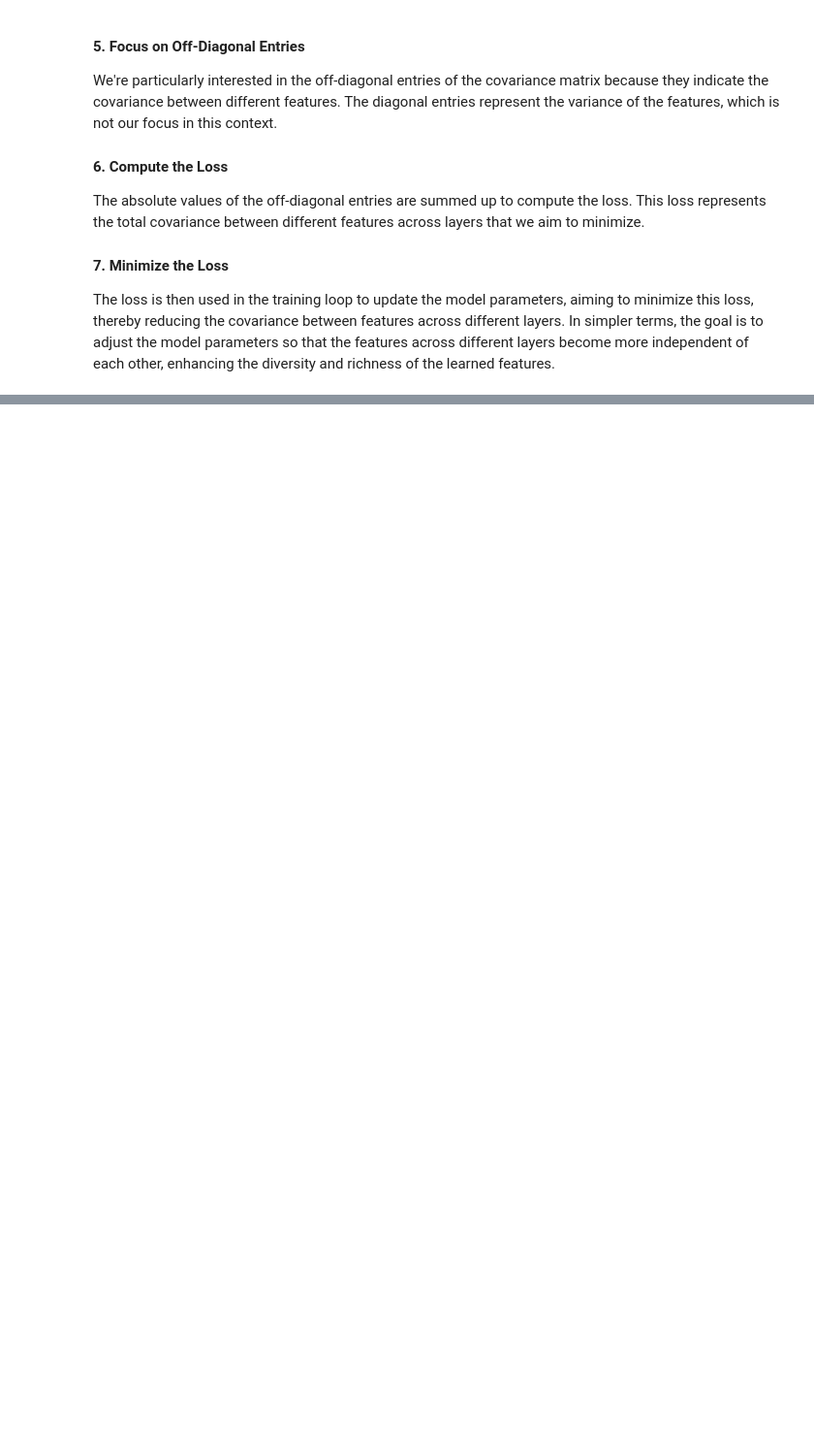
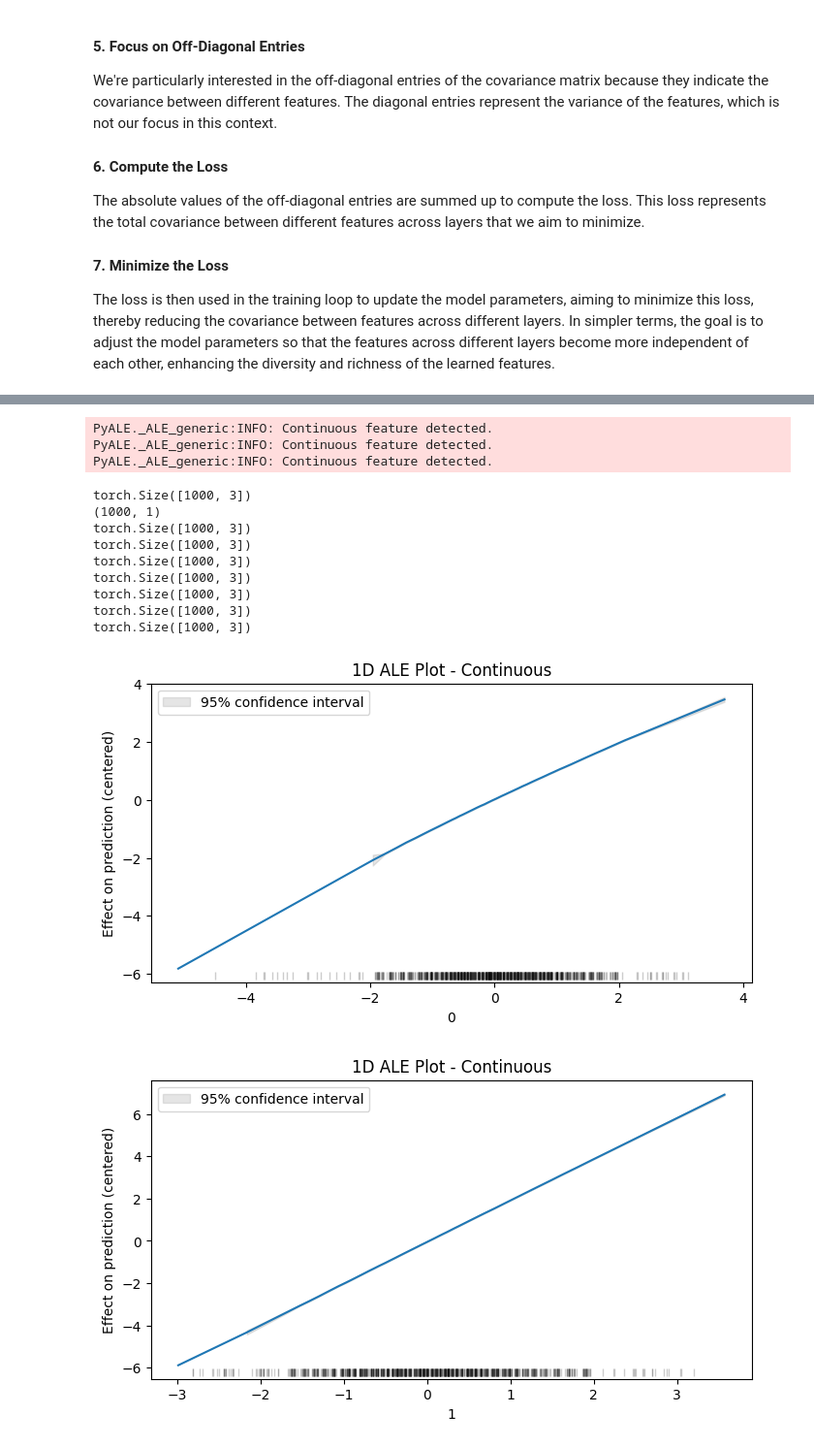
Before and after one commit to alitair/ARENA_2.0, a Jupyter notebook: chapter1_transformers/exercises/monthly_algorithmic_problems/september23_sum/scratch_pad.ipynb, the cells around one changed output, grey strips where cells are left out. Shown: that part at 97% size. Cells and saved outputs as stored; diff of their text form; code cells hidden in the pictures; blank space fills up the shorter version.

```diff
--- a/chapter1_transformers/exercises/monthly_algorithmic_problems/september23_sum/scratch_pad.ipynb
+++ b/chapter1_transformers/exercises/monthly_algorithmic_problems/september23_sum/scratch_pad.ipynb
@@ -603,0 +561,67 @@ plot_predictions_vs_train( t.sum(t.stack(activations,dim=1), dim=(1,2)).unsqueez
+# %%
+from sklearn.base import BaseEstimator, ClassifierMixin
+from sklearn.metrics import r2_score
+from PyALE import ale
+import pandas as pd
+
+# Create a DataFrame
+features=['0', '1', '2']
+df = pd.DataFrame(X.detach().cpu().numpy(), columns=features)
+
+# # Now df is a Pandas DataFrame with the data from tensor
+# print(df[features])
+
+class SKlearnModel(BaseEstimator):
+    def __init__(self) :
+        return
+
+    def fit(self, X, y):
+        # do nothing
+        return
+
+    def predict(self, X):
+        X = t.tensor(X.to_numpy(), dtype=t.float32)
+        print(X.shape)
+        activations = [ mlp(X) for mlp in mlps]
+        all_activations = t.stack(activations, dim=1)
+        outputs = t.sum(all_activations, dim=(1,2)).unsqueeze(1)
+        return outputs.detach().cpu().numpy()
+
+    def score(self, X, y):
+        y_pred = self.predict(X)
+        return r2_score(y, y_pred)
+
+# Usage:
+model = SKlearnModel()
+
+
+y = model.predict(df)
+print(y.shape)
+print(X.shape)
+
+
+
+ale_eff = ale(
+    X=df[features], model=model, feature=['0'], grid_size=50, include_CI=True, C=0.95
+)
+ale_eff = ale(
+    X=df[features], model=model, feature=['1'], grid_size=50, include_CI=True, C=0.95
+)
+ale_eff = ale(
+    X=df[features], model=model, feature=['2'], grid_size=50, include_CI=True, C=0.95
+)
+# %% [output]
+PyALE._ALE_generic:INFO: Continuous feature detected.
+PyALE._ALE_generic:INFO: Continuous feature detected.
+PyALE._ALE_generic:INFO: Continuous feature detected.
+torch.Size([1000, 3])
+(1000, 1)
+torch.Size([1000, 3])
+torch.Size([1000, 3])
+torch.Size([1000, 3])
+torch.Size([1000, 3])
+torch.Size([1000, 3])
+torch.Size([1000, 3])
+torch.Size([1000, 3])
+[figure, added]
+[figure, added]
```
Also changed, not shown: parts of 5 cells of this notebook, 4 other files.
